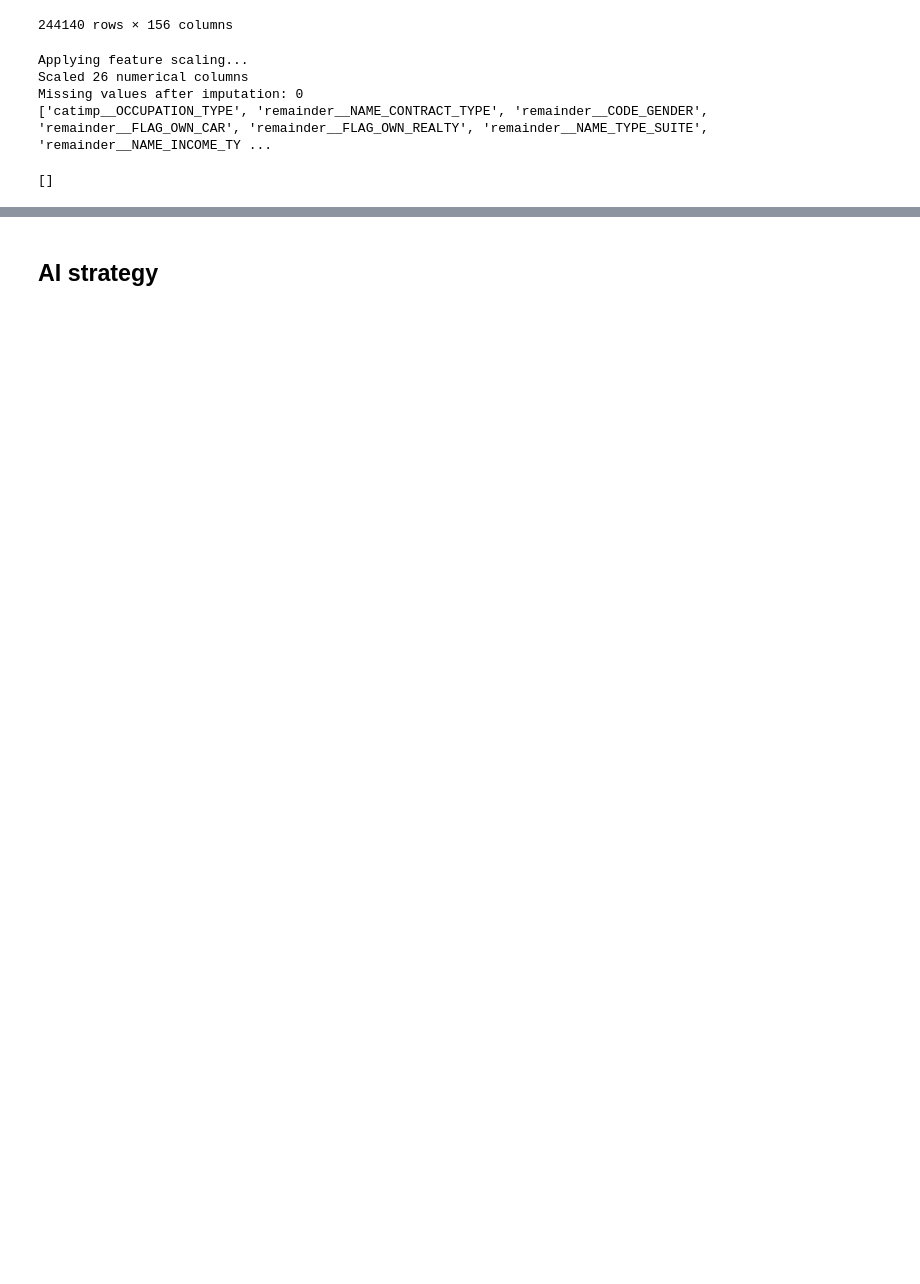
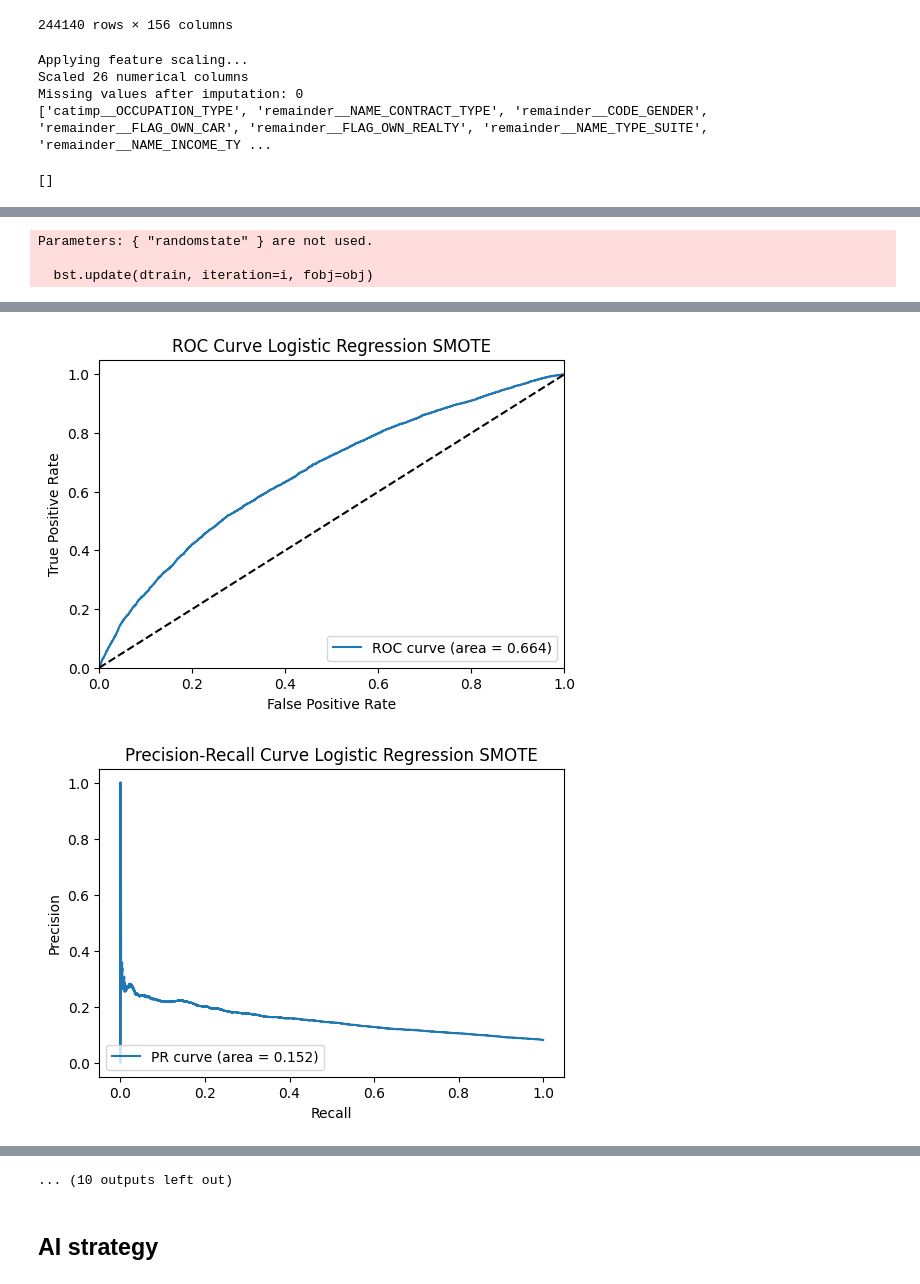
Before and after one commit to Abjaraco/loan_project, a Jupyter notebook: classifications.ipynb, the cells around one changed output, grey strips where cells are left out. Cells and saved outputs as stored; diff of their text form; code cells hidden in the pictures; blank space fills up the shorter version.

Commit message:
tried SMOTE and undersampling

```diff
--- a/classifications.ipynb
+++ b/classifications.ipynb
@@ -293,10 +317,29 @@ def evaluate_model(model, model_name, X_train, X_test, y_train, y_test):
         'classification_report': report
     }
 # %%
+# Evaluating Models
+results = []
 for model_name, model in models.items():
+    print(f"Evaluating {model_name}...")
     result = evaluate_model(model, model_name, X_train, X_test, y_train, y_test)
+    results.append(result)
     print(f"  Precision: {result['precision']:.4f}")
     print(f"  Recall: {result['recall']:.4f}")
     print(f"  F1 Score: {result['f1_score']:.4f}")
     print(f"  Classification Report:\n{result['classification_report']}\n")
+
+# Create results summary
+results_df = pd.DataFrame(results)
+results_df = results_df.drop('classification_report', axis=1)
+# results_df.to_csv('ml_results/model_comparison.csv', index=False)
+
+# Plot model comparison
+plt.figure(figsize=(12, 8))
+metrics = ['roc_auc', 'precision', 'recall', 'f1_score']
+for i, metric in enumerate(metrics):
+    plt.subplot(2, 2, i+1)
+    sns.barplot(x='model_name', y=metric, data=results_df)
+    plt.title(f'Model Comparison - {metric.upper()}')
+    plt.xticks(rotation=45)
+    plt.tight_layout()
 # %%
@@ -315,0 +366,45 @@ Resampled dataset shape Counter({0: 224366, 1: 224366})
+# %%
+# Try SMOTE for handling class imbalance
+from sklearn.pipeline import Pipeline
+from imblearn.over_sampling import SMOTE
+
+print("\nEvaluating models with SMOTE for handling class imbalance...")
+
+model_smote = {
+    'Logistic Regression SMOTE': LogisticRegression(max_iter=1000, random_state=69),
+    'Decision Tree SMOTE': DecisionTreeClassifier(random_state=69),
+    'Random Forest SMOTE': RandomForestClassifier(random_state=69, n_estimators=100),
+    'Gradient Boosting SMOTE': GradientBoostingClassifier(random_state=69),
+    'XGBoost Classifier SMOTE': XGBClassifier(randomstate=69),
+    'XGBoostRF Classifier SMOTE': XGBRFClassifier()
+}
+smote_results = []
+
+sm = SMOTE(random_state=69)
+X_res, y_res = sm.fit_resample(X_train, y_train)
+
+for model_name, model in model_smote.items():
+
+    print(f"Evaluating {model_name}...")
+    result = evaluate_model(model, model_name, X_res, X_test, y_res, y_test)
+    smote_results.append(result)
+    print(f"  Precision: {result['precision']:.4f}")
+    print(f"  Recall: {result['recall']:.4f}")
+    print(f"  F1 Score: {result['f1_score']:.4f}")
+    print(f"  Classification Report:\n{result['classification_report']}\n")
+
+# Create results summary
+smote_results_df = pd.DataFrame(results)
+smote_results_df = smote_results_df.drop('classification_report', axis=1)
+# results_df.to_csv('ml_results/model_comparison.csv', index=False)
+
+# Plot model comparison
+plt.figure(figsize=(12, 8))
+metrics = ['roc_auc', 'precision', 'recall', 'f1_score']
+for i, metric in enumerate(metrics):
+    plt.subplot(2, 2, i+1)
+    sns.barplot(x='model_name', y=metric, data=smote_results_df)
+    plt.title(f'Model Comparison - {metric.upper()}')
+    plt.xticks(rotation=45)
+    plt.tight_layout()
+# %% [output]
@@ -315,0 +428,3 @@ Resampled dataset shape Counter({0: 224366, 1: 224366})
+Parameters: { "randomstate" } are not used.
+
+  bst.update(dtrain, iteration=i, fobj=obj)
@@ -315,0 +448,2 @@ Resampled dataset shape Counter({0: 224366, 1: 224366})
+[figure, added]
+[figure, added]
@@ -315,0 +457 @@ Resampled dataset shape Counter({0: 224366, 1: 224366})
+... (10 outputs left out)
```
Also changed, not shown: parts of 10 cells of this notebook.
